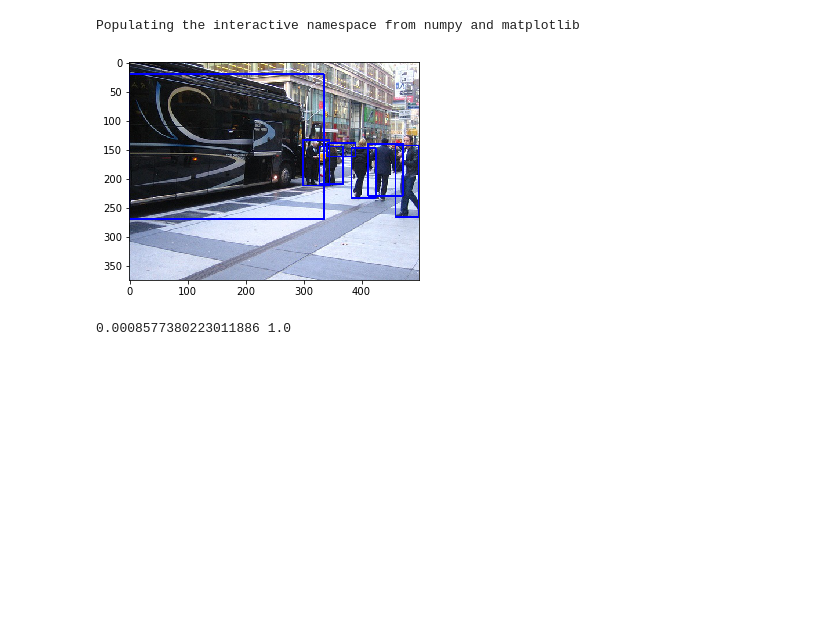
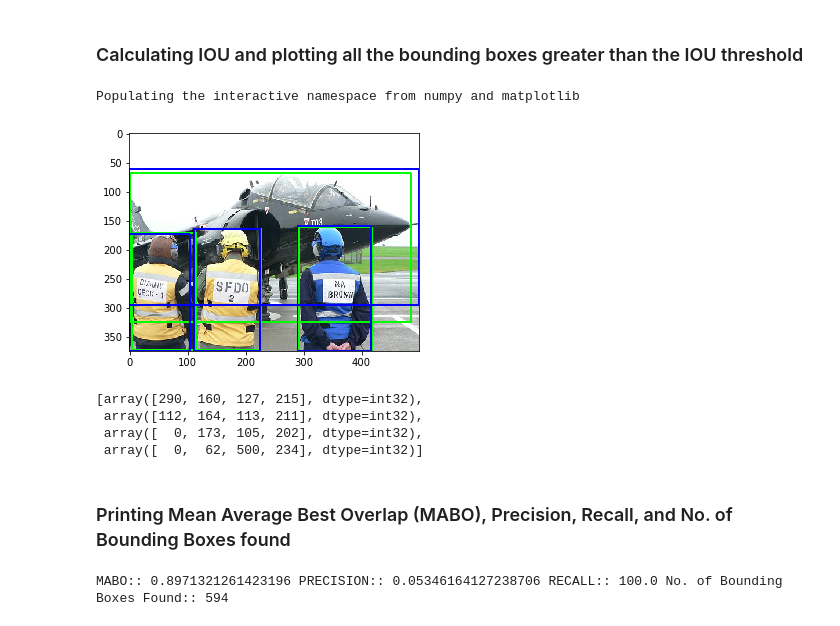
Before and after one commit to gs-ntiwari/Computer-Vision, a Jupyter notebook: SelectiveSearch.ipynb, the cells around one changed output. Saved outputs shown, nothing was run; the diff lists cells and outputs as text; code cells hidden in the pictures; blank space fills up the shorter version.

```diff
--- a/SelectiveSearch.ipynb
+++ b/SelectiveSearch.ipynb
@@ -35,11 +42,25 @@ img_with_selectedBboxes=Utils.drawBoxesInImagePredBox(img, len(selectedBoxes), s
-# %%
-%pylab inline
-plt.imshow(img_with_selectedBboxes)
-plt.show()
-# %% [output]
-Populating the interactive namespace from numpy and matplotlib
-[figure, removed]
-# %%
-print(precision,recall)
-# %% [output]
-0.0008577380223011886 1.0
+# %% [markdown]
+### Calculating IOU and plotting all the bounding boxes greater than the IOU threshold
+# %%
+iou_threshold=0.5
+mabo, precision, recall, selectedBoxes,maxOverlap_bboxes =Utils.calculate_iou( bboxes, GTimageObjects, iou_threshold)
+img_with_selectedBboxes=Utils.drawBoxesInImagePredBox(img_with_gt_bboxes, len(maxOverlap_bboxes), maxOverlap_bboxes, (0,0,255))
+%pylab inline
+plt.imshow(img_with_selectedBboxes)
+plt.show()
+# %% [output]
+Populating the interactive namespace from numpy and matplotlib
+[figure, added]
+# %%
+maxOverlap_bboxes
+# %% [output]
+[array([290, 160, 127, 215], dtype=int32),
+ array([112, 164, 113, 211], dtype=int32),
+ array([  0, 173, 105, 202], dtype=int32),
+ array([  0,  62, 500, 234], dtype=int32)]
+# %% [markdown]
+### Printing Mean Average Best Overlap (MABO), Precision, Recall, and No. of Bounding Boxes found
+# %%
+print("MABO::",mabo, "PRECISION::", precision,"RECALL::", recall, "No. of Bounding Boxes Found::", len(selectedBoxes))
+# %% [output]
+MABO:: 0.8971321261423196 PRECISION:: 0.05346164127238706 RECALL:: 100.0 No. of Bounding Boxes Found:: 594
```
Also changed, not shown: parts of 13 cells of this notebook, 3 other files.
